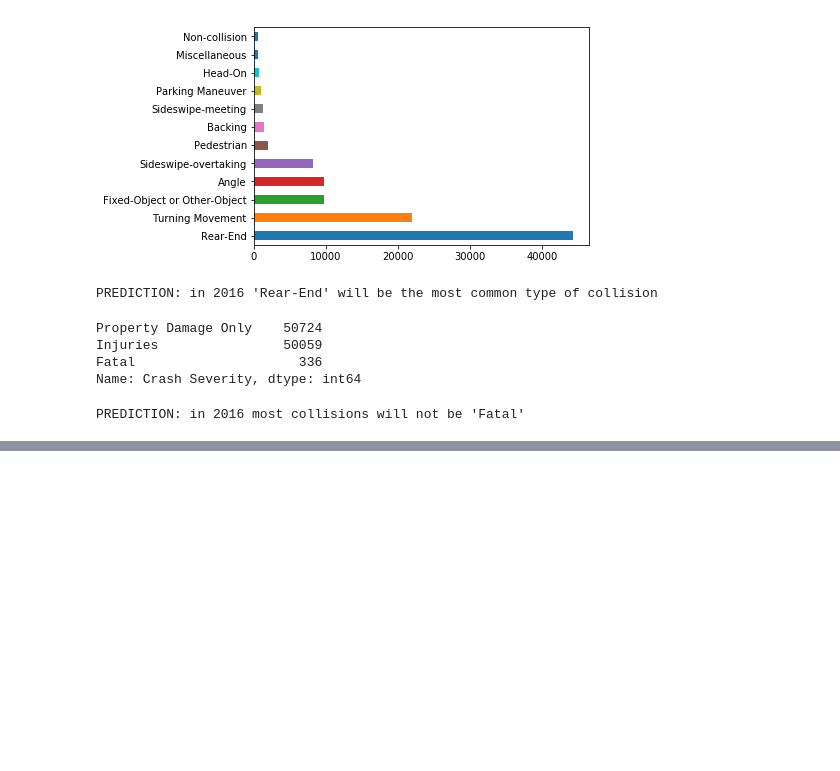
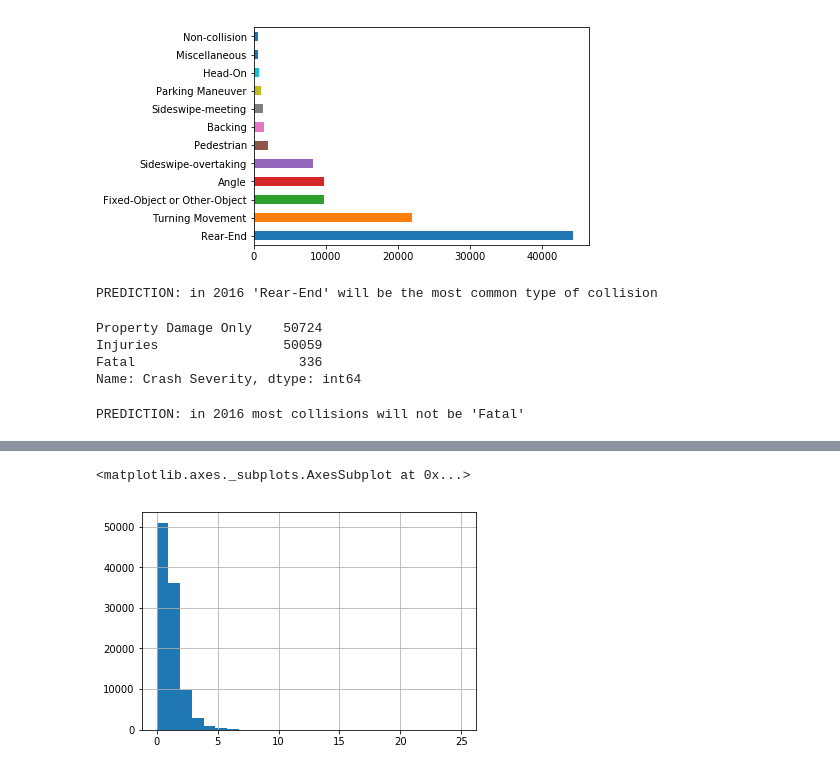
Before and after one commit to BruceIrvin/PDSG_Crash_Purple, a Jupyter notebook: bi_crash_1.ipynb, the cells around one changed output, grey strips where cells are left out. Drawn from its saved outputs; the diff is of its cells as text; code cells hidden in the pictures; blank space fills up the shorter version.

```diff
--- a/bi_crash_1.ipynb
+++ b/bi_crash_1.ipynb
@@ -183,0 +203,5 @@ PREDICTION: in 2016 most collisions will not be 'Fatal'
+# %%
+crashes['Total Non-Fatal Injury Count'].hist(bins=26)
+# %% [output]
+<matplotlib.axes._subplots.AxesSubplot at 0x...>
+[figure, added]
```
Also changed, not shown: parts of 10 cells of this notebook.
